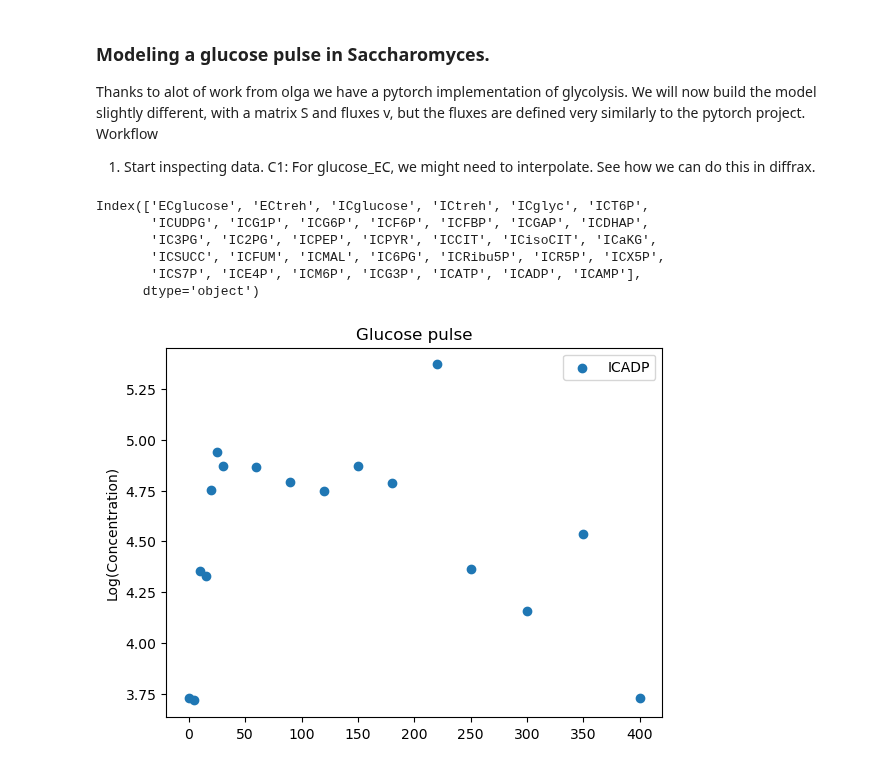
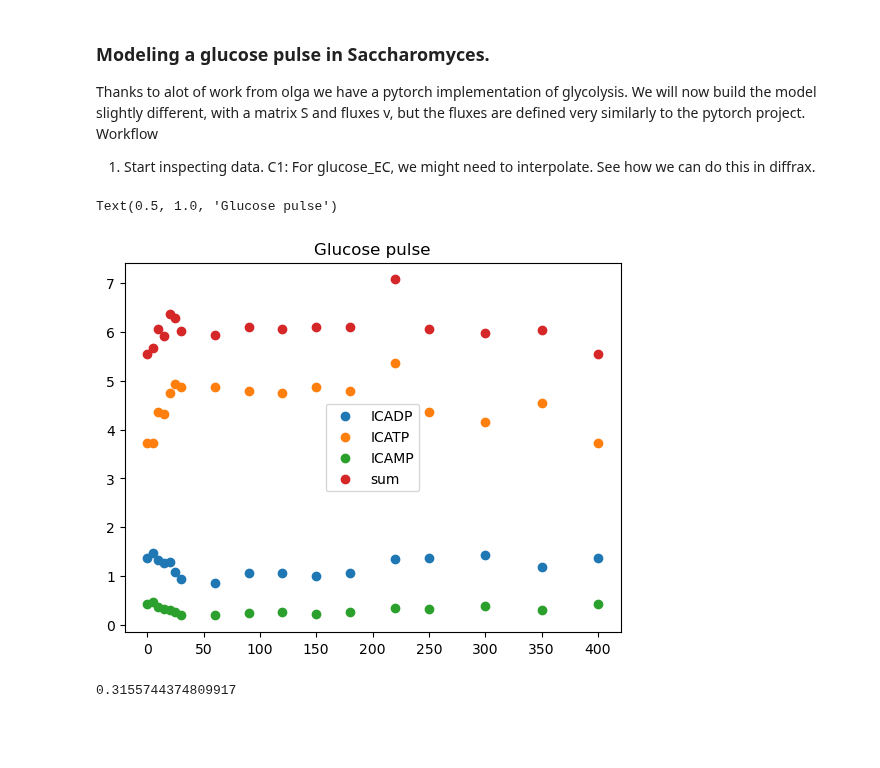
Before and after one commit to mahdi-shafiei/jaxkineticmodel, a Jupyter notebook: scripts/3007_modeling_glycolysis.ipynb, the cells around one changed output. Saved outputs shown, nothing was run; the diff lists cells and outputs as text; code cells hidden in the pictures; blank space fills up the shorter version.

Commit message:
fitting glycolysis

```diff
--- a/scripts/3007_modeling_glycolysis.ipynb
+++ b/scripts/3007_modeling_glycolysis.ipynb
@@ -17,25 +19,26 @@ Thanks to alot of work from olga we have a pytorch implementation of glycolysis.
 # %%
 glycolysis_data=pd.read_csv("datasets/VanHeerden_Glucose_Pulse/FF1_timeseries_format.csv",index_col=0).T
 time_points=[int(i) for i in glycolysis_data.index.to_list()]
 
 # plt.scatter(time_points,glycolysis_data['ECglucose'],label="ECglucose")
 # plt.scatter(time_points,glycolysis_data['ICglucose'],label="ICglucose")
 # plt.scatter(time_points,glycolysis_data['ICtreh'],label="ICtreh")
-plt.scatter(time_points,glycolysis_data['ICATP'],label="ICADP")
+plt.scatter(time_points,glycolysis_data['ICADP'],label="ICADP")
+plt.scatter(time_points,glycolysis_data['ICATP'],label="ICATP")
+plt.scatter(time_points,glycolysis_data['ICAMP'],label="ICAMP")
+plt.scatter(time_points,glycolysis_data['ICAMP']+glycolysis_data['ICADP']+glycolysis_data['ICATP'],label="sum")
 # plt.scatter(glycolysis_data.index,glycolysis_data['ICF6P'],label="ICF6P")
 plt.legend()
 plt.title("Glucose pulse")
-plt.ylabel("Log(Concentration)")
+# plt.ylabel("Log(Concentration)")
 # plt.yscale("symlog")
-glycolysis_data.columns
 # %% [output]
-Index(['ECglucose', 'ECtreh', 'ICglucose', 'ICtreh', 'ICglyc', 'ICT6P',
-       'ICUDPG', 'ICG1P', 'ICG6P', 'ICF6P', 'ICFBP', 'ICGAP', 'ICDHAP',
-       'IC3PG', 'IC2PG', 'ICPEP', 'ICPYR', 'ICCIT', 'ICisoCIT', 'ICaKG',
-       'ICSUCC', 'ICFUM', 'ICMAL', 'IC6PG', 'ICRibu5P', 'ICR5P', 'ICX5P',
-       'ICS7P', 'ICE4P', 'ICM6P', 'ICG3P', 'ICATP', 'ICADP', 'ICAMP'],
-      dtype='object')
+Text(0.5, 1.0, 'Glucose pulse')
-[figure, old version]
+[figure, new version]
+# %%
+np.mean(glycolysis_data['ICAMP'])
+# %% [output]
+0.3155744374809917
 # %%
 time_points=[int(i) for i in glycolysis_data.index.to_list()]
 
```
Also changed, not shown: parts of 15 cells of this notebook, 17 other files.
